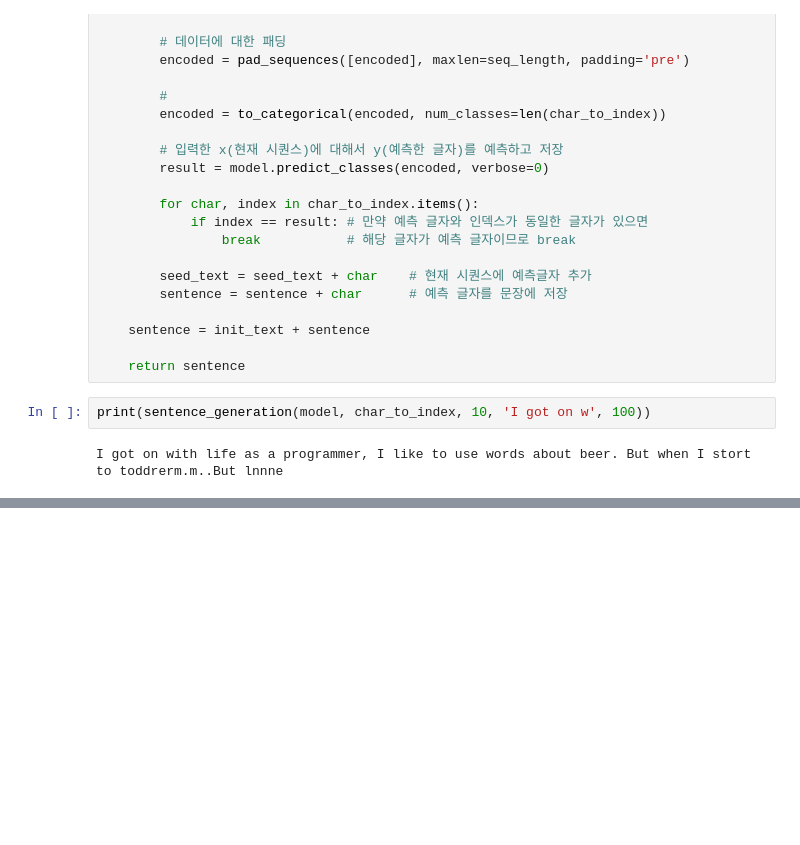
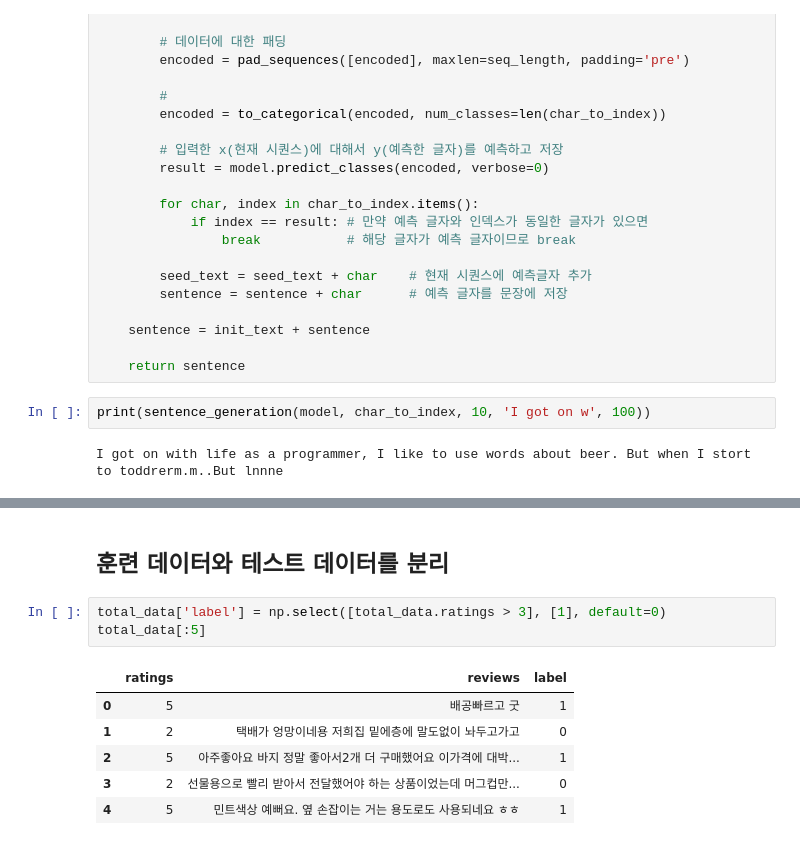
Before and after one commit to MarigoldJ/ygl2, a Jupyter notebook: class/20210617_nlp_day6.ipynb, the cells around one changed output, grey strips where cells are left out. Drawn from its saved outputs; the diff is of its cells as text; blank space fills up the shorter version.

```diff
--- a/class/20210617_nlp_day6.ipynb
+++ b/class/20210617_nlp_day6.ipynb
@@ -366,0 +438,12 @@ I got on with life as a programmer, I like to use words about beer. But when I s
+# %% [markdown]
+## 훈련 데이터와 테스트 데이터를 분리
+# %%
+total_data['label'] = np.select([total_data.ratings > 3], [1], default=0)
+total_data[:5]
+# %% [output]
+|  | ratings | reviews | label |
+| 0 | 5 | 배공빠르고 굿 | 1 |
+| 1 | 2 | 택배가 엉망이네용 저희집 밑에층에 말도없이 놔두고가고 | 0 |
+| 2 | 5 | 아주좋아요 바지 정말 좋아서2개 더 구매했어요 이가격에 대박... | 1 |
+| 3 | 2 | 선물용으로 빨리 받아서 전달했어야 하는 상품이었는데 머그컵만... | 0 |
+| 4 | 5 | 민트색상 예뻐요. 옆 손잡이는 거는 용도로도 사용되네요 ㅎㅎ | 1 |
```
Also changed, not shown: parts of 82 cells of this notebook.
